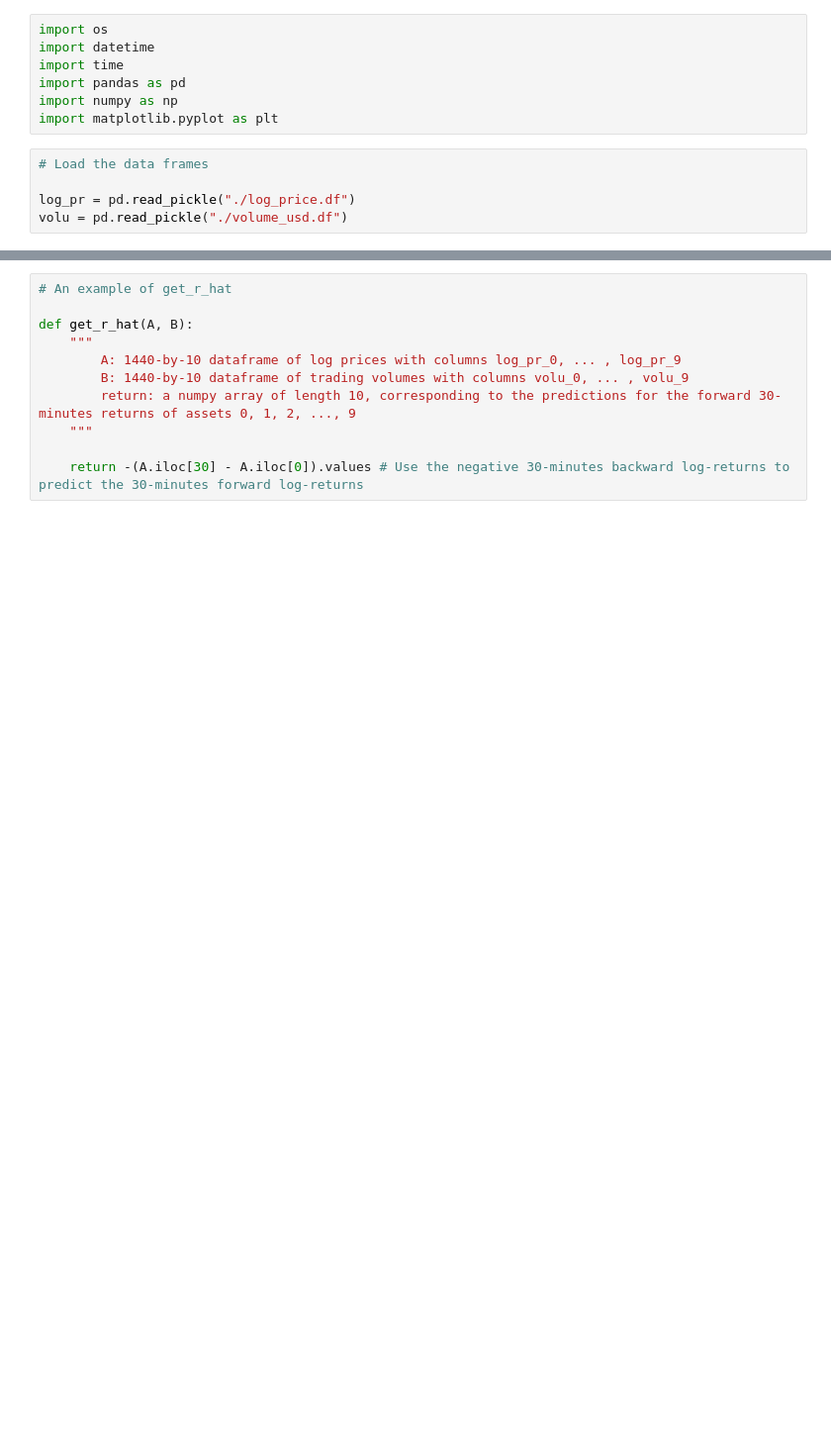
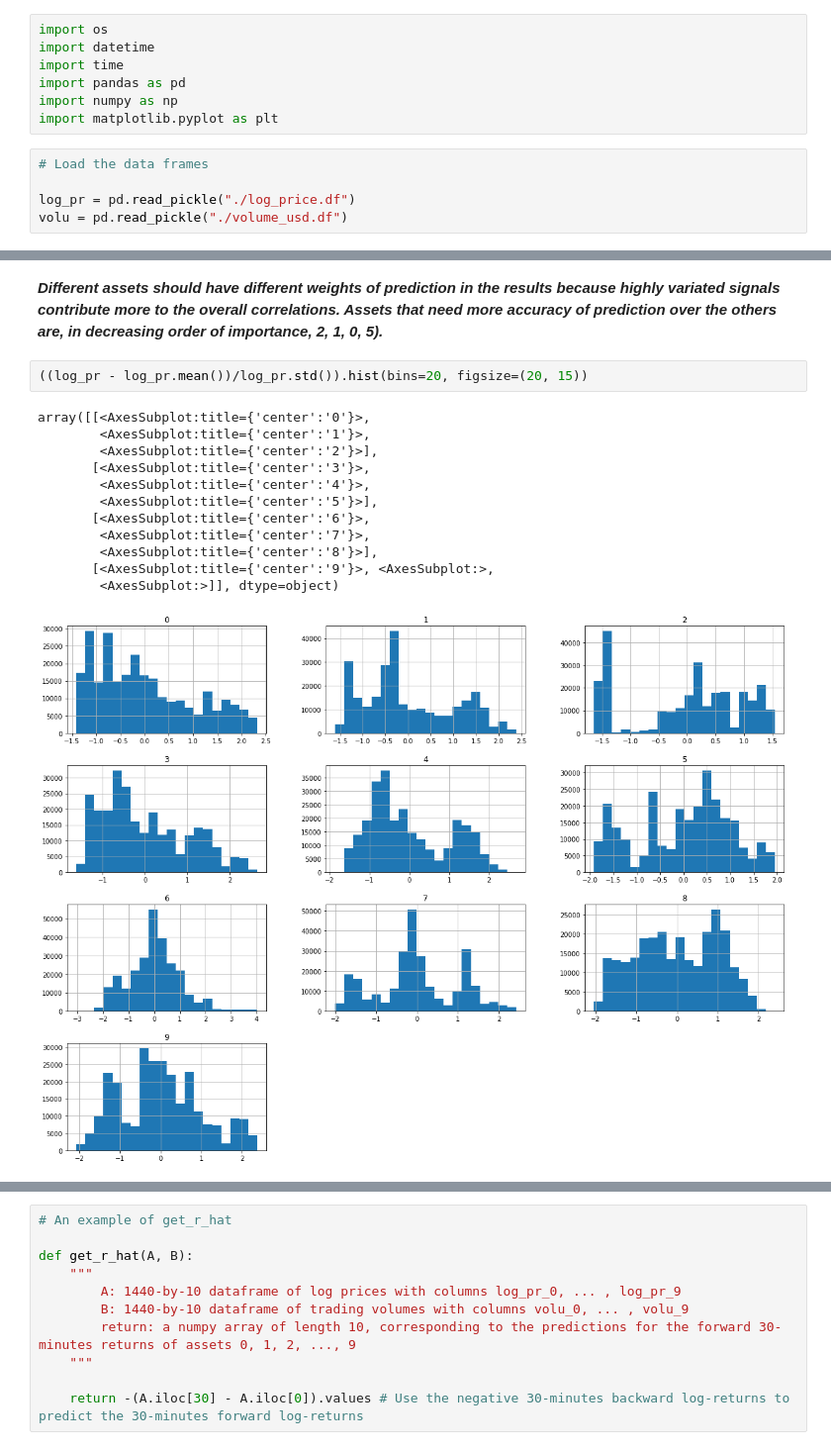
Before and after one commit to ziyuan-h/stats601-project, a Jupyter notebook: stats_601_project_orig.ipynb, the cells around one changed output, grey strips where cells are left out. Shown at 99% size. Saved outputs shown, nothing was run; the diff lists cells and outputs as text; blank space fills up the shorter version.

```diff
--- a/stats_601_project_orig.ipynb
+++ b/stats_601_project_orig.ipynb
@@ -12,0 +41,17 @@ volu = pd.read_pickle("./volume_usd.df")
+# %% [markdown]
+***Different assets should have different weights of prediction in the results because highly variated signals contribute more to the overall correlations. Assets that need more accuracy of prediction over the others are, in decreasing order of importance, 2, 1, 0, 5).***
+# %%
+((log_pr - log_pr.mean())/log_pr.std()).hist(bins=20, figsize=(20, 15))
+# %% [output]
+array([[<AxesSubplot:title={'center':'0'}>,
+        <AxesSubplot:title={'center':'1'}>,
+        <AxesSubplot:title={'center':'2'}>],
+       [<AxesSubplot:title={'center':'3'}>,
+        <AxesSubplot:title={'center':'4'}>,
+        <AxesSubplot:title={'center':'5'}>],
+       [<AxesSubplot:title={'center':'6'}>,
+        <AxesSubplot:title={'center':'7'}>,
+        <AxesSubplot:title={'center':'8'}>],
+       [<AxesSubplot:title={'center':'9'}>, <AxesSubplot:>,
+        <AxesSubplot:>]], dtype=object)
+[figure, added]
```
Also changed, not shown: parts of 8 cells of this notebook, 6 other files.
